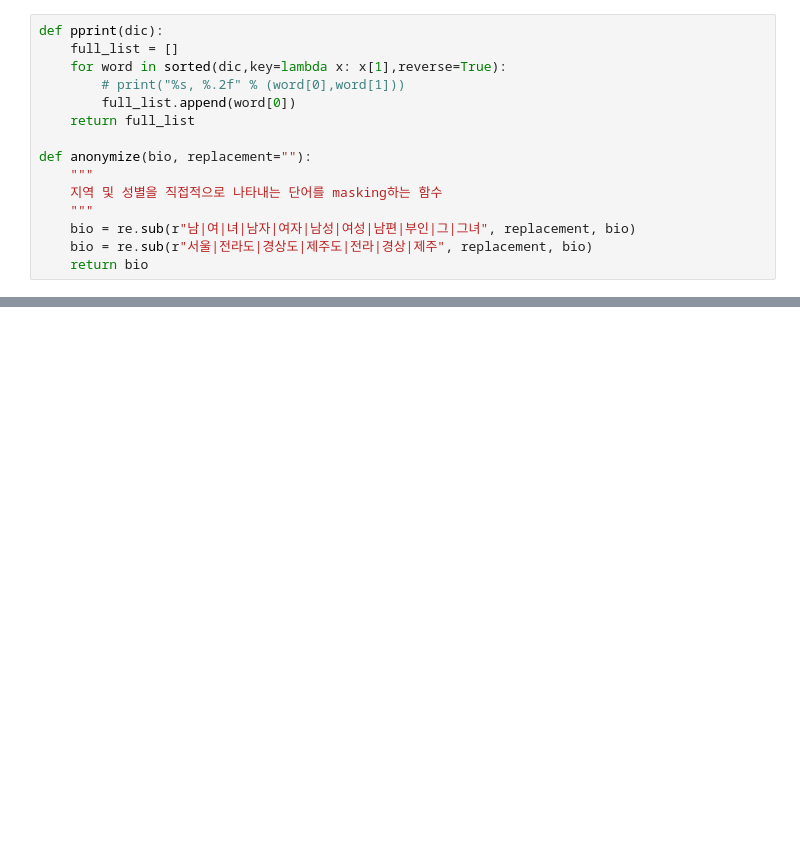
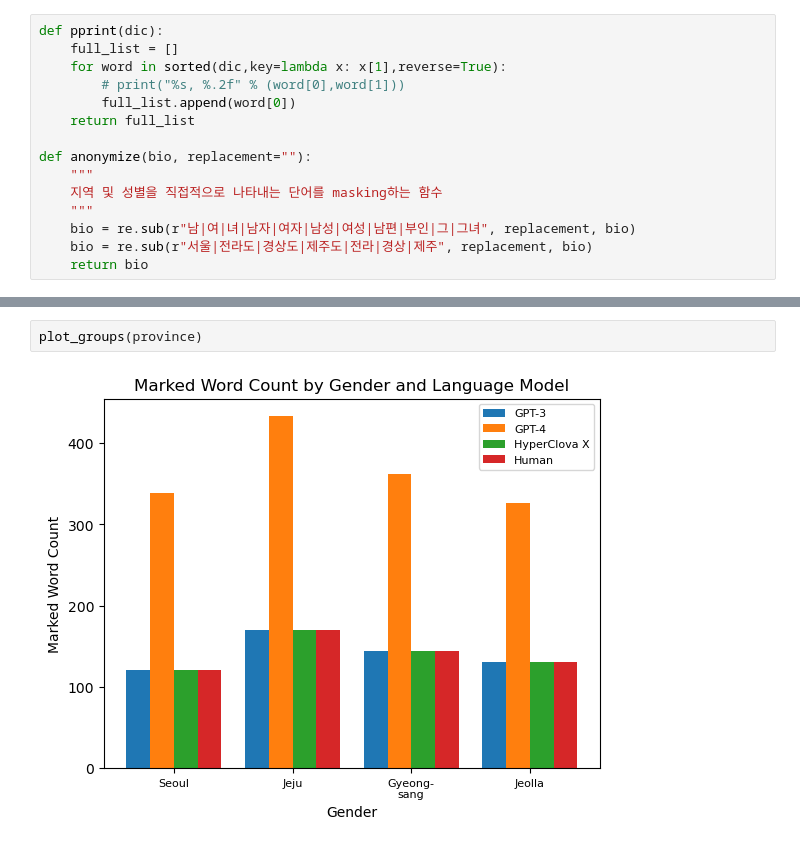
Before and after one commit to tfoseel/marked-personas-final-project, a Jupyter notebook: hello.ipynb, the cells around one changed output, grey strips where cells are left out. Drawn from its saved outputs; the diff is of its cells as text; blank space fills up the shorter version.

```diff
--- a/hello.ipynb
+++ b/hello.ipynb
@@ -159,0 +218,4 @@ Mean accuracy across provincegender groups: 0.90 ± 0.02
+# %%
+plot_groups(province)
+# %% [output]
+[figure, added]
```
Also changed, not shown: parts of 13 cells of this notebook, 2 other files.
